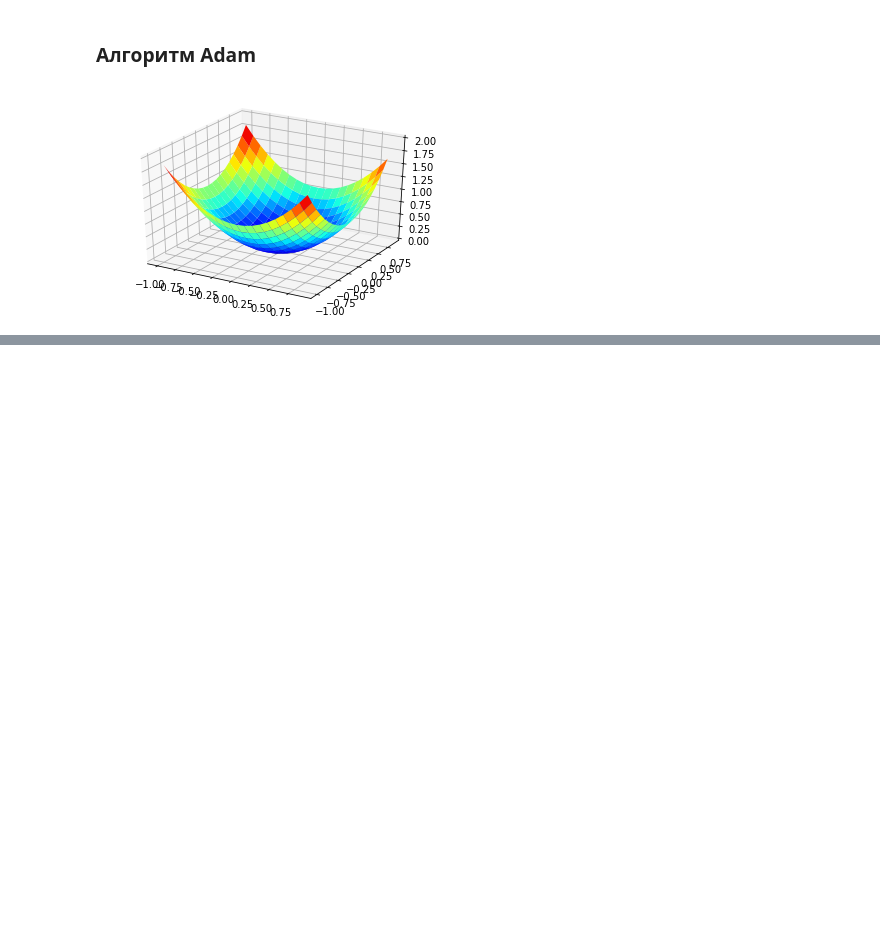
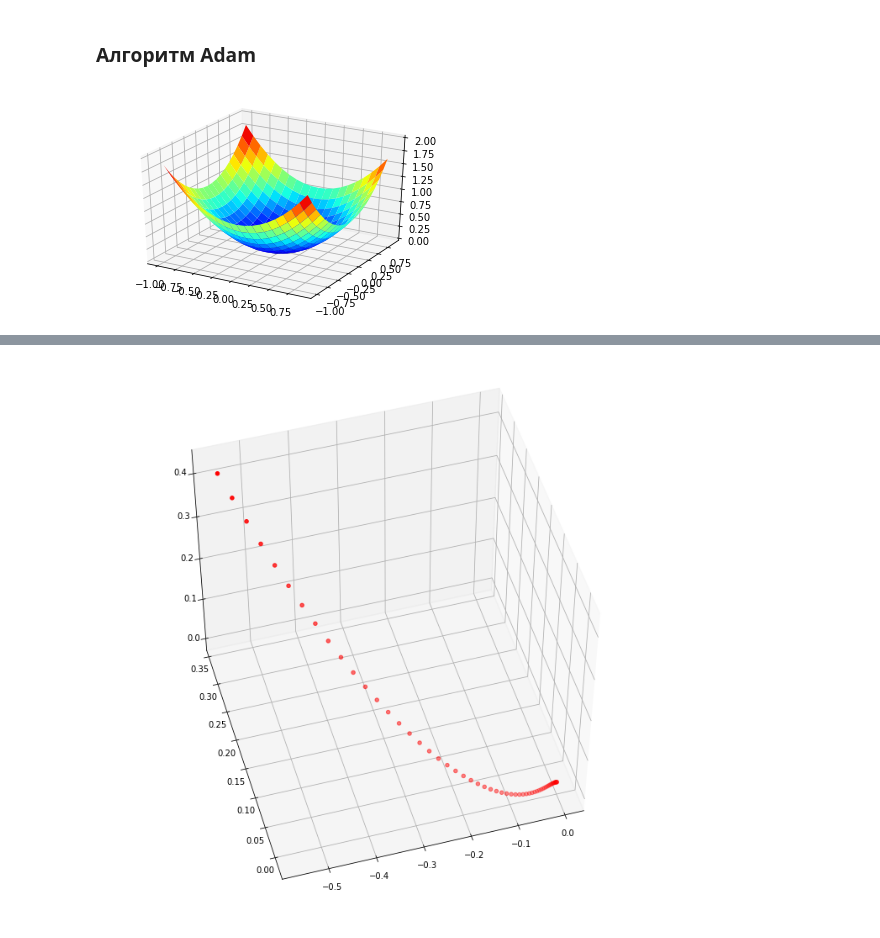
Before and after one commit to patison5/FAIntelligence, a Jupyter notebook: Градиентный_спуск_(классический_менающийся_learning_rate__Adam).ipynb, the cells around one changed output, grey strips where cells are left out. Cells and saved outputs as stored; diff of their text form; code cells hidden in the pictures; blank space fills up the shorter version.

```diff
--- a/Градиентный_спуск_(классический_менающийся_learning_rate__Adam).ipynb
+++ b/Градиентный_спуск_(классический_менающийся_learning_rate__Adam).ipynb
@@ -198,0 +217,33 @@ pyplot.show()
+# %%
+def add_point(ax, x, y, z, fc = None, ec = None, radius = 0.005):
+       xy_len, z_len = ax.get_figure().get_size_inches()
+       axis_length = [x[1] - x[0] for x in [ax.get_xbound(), ax.get_ybound(), ax.get_zbound()]]
+       axis_rotation =  {'z': ((x, y, z), axis_length[1]/axis_length[0]),
+                         'y': ((x, z, y), axis_length[2]/axis_length[0]*xy_len/z_len),
+                         'x': ((y, z, x), axis_length[2]/axis_length[1]*xy_len/z_len)}
+       for a, ((x0, y0, z0), ratio) in axis_rotation.items():
+           p = Ellipse((x0, y0), width = radius, height = radius*ratio, fc=fc, ec=ec)
+           ax.add_patch(p)
+           art3d.pathpatch_2d_to_3d(p, z=z0, zdir=a)
+# %%
+xs = arange(bounds[0,0], bounds[0,1], 0.1)
+ys = arange(bounds[1,0], bounds[1,1], 0.1)
+
+x, y = meshgrid(xaxis, yaxis)
+z = f(x, y)
+
+fig = plt.figure(figsize=(12,12))
+ax = fig.gca(projection='3d')
+ax.scatter(solutions[:, 0], solutions[:, 1], rs, c='red')
+# ax.plot_trisurf(x.flatten(), y.flatten(), z.flatten(), linewidth=0.2, antialiased=True, zorder=1)
+ax.view_init(50, -106)
+
+add_point(ax, 25, 35, 0, radius=1)
+
+
+# for i in range(0, solutions.shape[0]):
+#   add_point(ax, solutions[i, 0], solutions[i, 1], rs[i], radius=1)
+
+plt.show()
+# %% [output]
+[figure, added]
```
Also changed, not shown: parts of 5 cells of this notebook.
